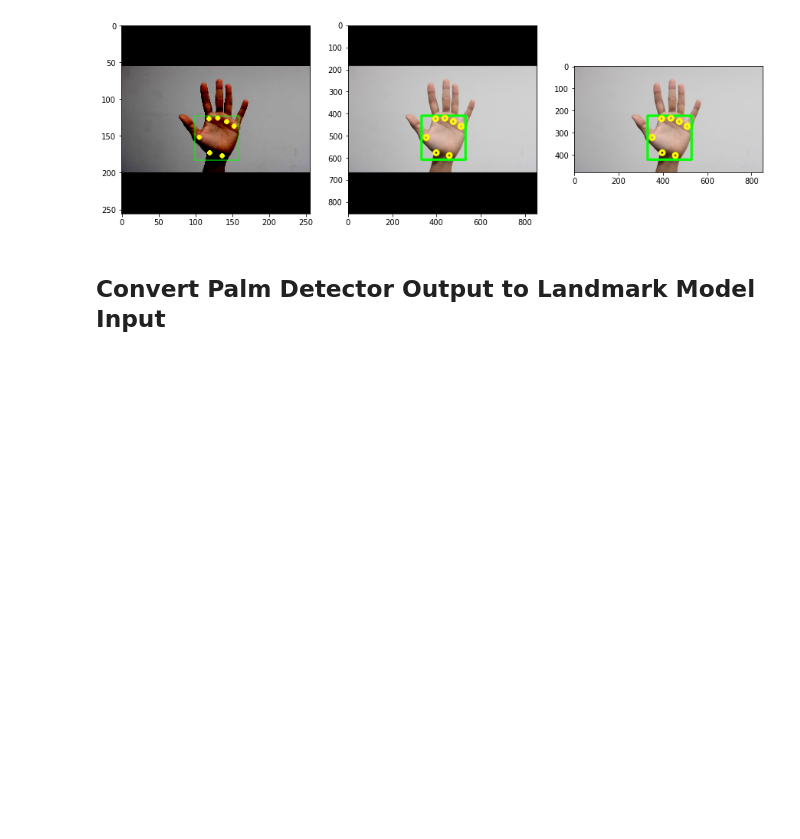
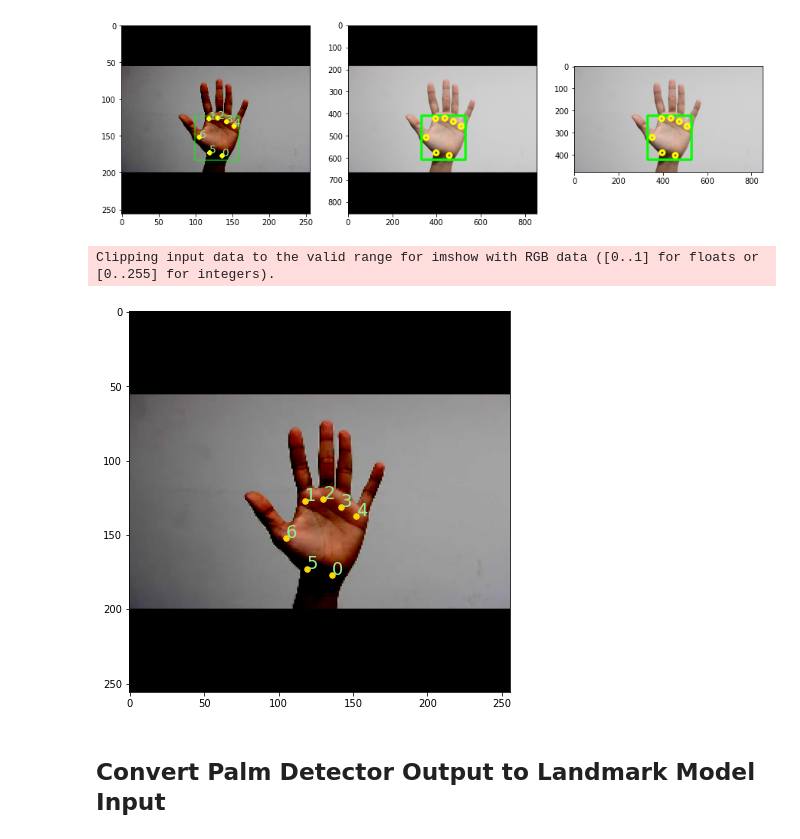
Before and after one commit to yirueilu-b/hand-tracking, a Jupyter notebook: explore_tracking_workflow.ipynb, the cells around one changed output. Cells and saved outputs as stored; diff of their text form; code cells hidden in the pictures; blank space fills up the shorter version.

```diff
--- a/explore_tracking_workflow.ipynb
+++ b/explore_tracking_workflow.ipynb
@@ -260,6 +264,10 @@ for keypoints in keypoints_set:
 # show
 plt.figure(figsize=(15, 5))
 plt.subplot(131)
+for keypoints in keypoints_set:
+    for i, keypoint in enumerate(keypoints):
+        tmp_keypoint = keypoint.copy()
+        plt.text(int(tmp_keypoint[0]), int(tmp_keypoint[1]), str(i), fontsize=14, c='lightgreen')
 plt.imshow(result_image)
 plt.subplot(132)
 plt.imshow(resize_result_image)
@@ -269,6 +277,19 @@ plt.show()
 # %% [output]
 Clipping input data to the valid range for imshow with RGB data ([0..1] for floats or [0..255] for integers).
 [figure]
+# %%
+result_image = input_image.copy()[0]
+plt.figure(figsize=(7, 7))
+for keypoints in keypoints_set:
+    for i, keypoint in enumerate(keypoints):
+        tmp_keypoint = keypoint.copy()
+        plt.text(int(tmp_keypoint[0]), int(tmp_keypoint[1]), str(i), fontsize=18, c='lightgreen')
+        plt.scatter(int(tmp_keypoint[0]), int(tmp_keypoint[1]), s=30, c='gold')
+plt.imshow(result_image)
+plt.show()
+# %% [output]
+Clipping input data to the valid range for imshow with RGB data ([0..1] for floats or [0..255] for integers).
+[figure, added]
 # %% [markdown]
 ## Convert Palm Detector Output to Landmark Model Input
 # %%
```
Also changed, not shown: parts of 17 cells of this notebook, 4 other files.
